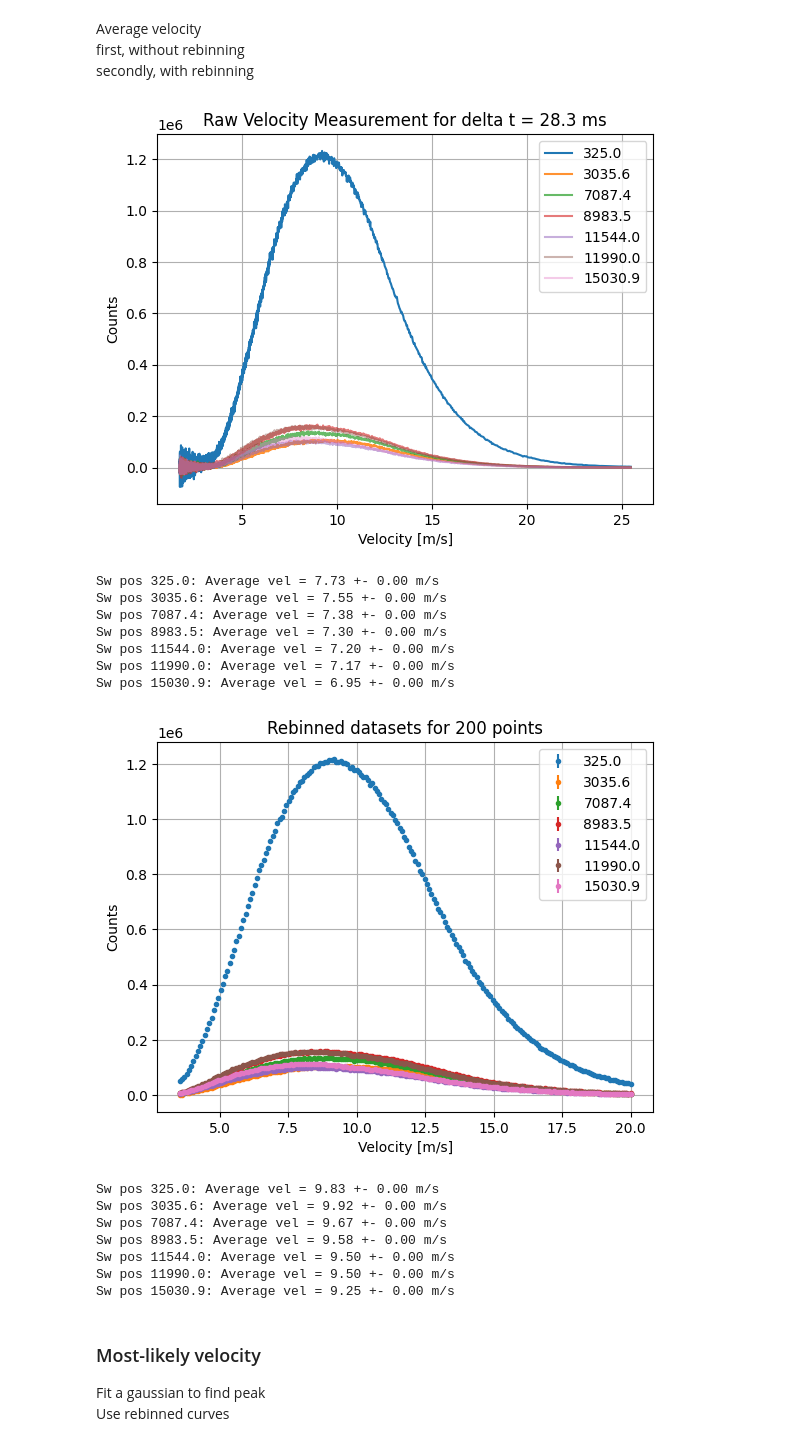
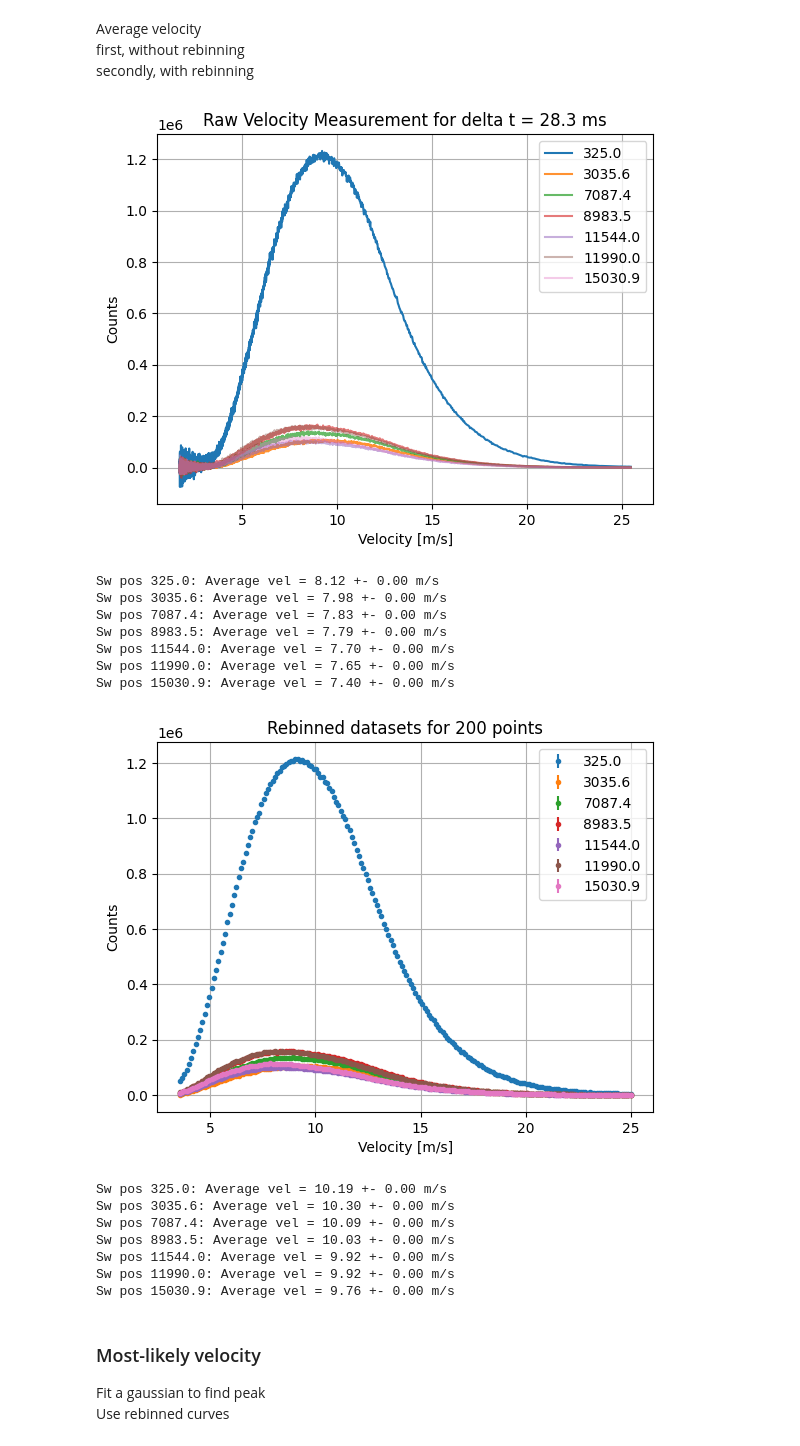
Before and after one commit to felixfisc/qBounce_turbine_sweetspot, a Jupyter notebook: cascade_ToF.ipynb, the cells around one changed output. Drawn from its saved outputs; the diff is of its cells as text; code cells hidden in the pictures.

```diff
--- a/cascade_ToF.ipynb
+++ b/cascade_ToF.ipynb
@@ -963,8 +963,36 @@ first, without rebinning
 secondly, with rebinning
 # %%
 #plot_tof_interpolate(data_s631, bin_darkcounts_s631, labels_s631, cut = 250, deltat = 28.3)
+def find_averagevel(v, v_N, labels=None, do_print=False):
+    # search for the the velocity at half the total counts
+    # errors due to poisson statistics are typically zero, because of large numbers
+    av_vels = np.zeros(len(v_N))
+    av_vel_errs = np.zeros(len(v_N))
+    for n in range(len(v_N)):
+        totalcounts = np.sum(v_N[n])
+        totalerror = np.sqrt(totalcounts)
+        v_up = 0.0
+        v_low = 0.0
+        """
+        integral = 0.0
+        for i in range(len(v_N[n])):
+            if isinstance(v[n], (list, np.ndarray)):
+                integral += v_N[n][i]*v[n][i]
+            else:
+                integral += v_N[n][i]*v[i]
 
-def find_averagevel(v, v_N, labels=None, do_print=False):
+        av_vels[n] = integral/totalcounts
+        """
+        if isinstance(v[n], (list, np.ndarray)):
+            av_vels[n] = np.sum(np.array(v_N[n]*v[n]))/totalcounts
+        else:
+            av_vels[n] = np.sum(np.array(v_N[n]*v))/totalcounts
+        av_vel_errs[n] = 0
+        if do_print == True:
+            print(f"Average velocity for {labels[n]} = {av_vels[n]:.2f} +{v_up-av_vels[n]:.2f} -{av_vels[n]-v_low:.2f} m/s, total counts = {totalcounts:.2f} +- {totalerror:.2f}")
+    return av_vels, av_vel_errs
+
+def find_medianvel(v, v_N, labels=None, do_print=False):
     # search for the the velocity at half the total counts
     # errors due to poisson statistics are typically zero, because of large numbers
     av_vels = np.zeros(len(v_N))
@@ -992,49 +1020,49 @@ def find_averagevel(v, v_N, labels=None, do_print=False):
                     av_vels[n] = v[i]
                 #print(f"counts at final bin = {v_N[n][i]}")
             if currentcounts >= totalcounts/2.0 + totalerror/2.0 and not flag_up:
                 flag_up = True
                 if isinstance(v[n], (list, np.ndarray)):
                     v_up = v[n][i]
                 else:
                     v_up = v[i]
             if flag_low and flag_on and flag_up:
                 break
         av_vel_errs[n] = np.max([np.abs(v_up-av_vels[n]), np.abs(av_vels[n]-v_low)])
         if do_print == True:
             print(f"Average velocity for {labels[n]} = {av_vels[n]:.2f} +{v_up-av_vels[n]:.2f} -{av_vels[n]-v_low:.2f} m/s, total counts = {totalcounts:.2f} +- {totalerror:.2f}")
     return av_vels, av_vel_errs
 
 s631_lengths = [639.0, 639.0, 639.0, 639.0, 639.0, 639.0, 639.0]
 v_raw_s631, v_N_raw_s631 = get_raw_velspec(data_s631, bin_darkcounts_s631, s631_lengths, deltat=28.3, labels=labels_s631, cut=250, do_plot=True)
 
 av_vels1, av_vels1_err = find_averagevel(v_raw_s631, v_N_raw_s631, labels=labels_s631, do_print=False)
 
 for i in range(len(av_vels1)):
     print(f"Sw pos {labels_s631[i]}: Average vel = {av_vels1[i]:.2f} +- {av_vels1_err[i]:.2f} m/s")
 
 ## now same, but rebin
-v_s631, v_N_s631, v_N_err_s631 = rebin_velspec(v_raw_s631, v_N_raw_s631, 3.55, 20.0, 200, labels=labels_s631, do_plot=True)
+v_s631, v_N_s631, v_N_err_s631 = rebin_velspec(v_raw_s631, v_N_raw_s631, 3.55, 25.0, 200, labels=labels_s631, do_plot=True)
 av_vels2, av_vels2_err = find_averagevel(v_s631, v_N_s631, labels=labels_s631)
 
 for i in range(len(av_vels2)):
     print(f"Sw pos {labels_s631[i]}: Average vel = {av_vels2[i]:.2f} +- {av_vels2_err[i]:.2f} m/s")
 # %% [output]
 [figure]
-Sw pos 325.0: Average vel = 7.73 +- 0.00 m/s
-Sw pos 3035.6: Average vel = 7.55 +- 0.00 m/s
-Sw pos 7087.4: Average vel = 7.38 +- 0.00 m/s
-Sw pos 8983.5: Average vel = 7.30 +- 0.00 m/s
-Sw pos 11544.0: Average vel = 7.20 +- 0.00 m/s
-Sw pos 11990.0: Average vel = 7.17 +- 0.00 m/s
-Sw pos 15030.9: Average vel = 6.95 +- 0.00 m/s
+Sw pos 325.0: Average vel = 8.12 +- 0.00 m/s
+Sw pos 3035.6: Average vel = 7.98 +- 0.00 m/s
+Sw pos 7087.4: Average vel = 7.83 +- 0.00 m/s
+Sw pos 8983.5: Average vel = 7.79 +- 0.00 m/s
+Sw pos 11544.0: Average vel = 7.70 +- 0.00 m/s
+Sw pos 11990.0: Average vel = 7.65 +- 0.00 m/s
+Sw pos 15030.9: Average vel = 7.40 +- 0.00 m/s
-[figure, old version]
+[figure, new version]
-Sw pos 325.0: Average vel = 9.83 +- 0.00 m/s
-Sw pos 3035.6: Average vel = 9.92 +- 0.00 m/s
-Sw pos 7087.4: Average vel = 9.67 +- 0.00 m/s
-Sw pos 8983.5: Average vel = 9.58 +- 0.00 m/s
-Sw pos 11544.0: Average vel = 9.50 +- 0.00 m/s
-Sw pos 11990.0: Average vel = 9.50 +- 0.00 m/s
-Sw pos 15030.9: Average vel = 9.25 +- 0.00 m/s
+Sw pos 325.0: Average vel = 10.19 +- 0.00 m/s
+Sw pos 3035.6: Average vel = 10.30 +- 0.00 m/s
+Sw pos 7087.4: Average vel = 10.09 +- 0.00 m/s
+Sw pos 8983.5: Average vel = 10.03 +- 0.00 m/s
+Sw pos 11544.0: Average vel = 9.92 +- 0.00 m/s
+Sw pos 11990.0: Average vel = 9.92 +- 0.00 m/s
+Sw pos 15030.9: Average vel = 9.76 +- 0.00 m/s
 # %% [markdown]
 ### Most-likely velocity
 Fit a gaussian to find peak
```
Also changed, not shown: parts of 1 cell of this notebook.
